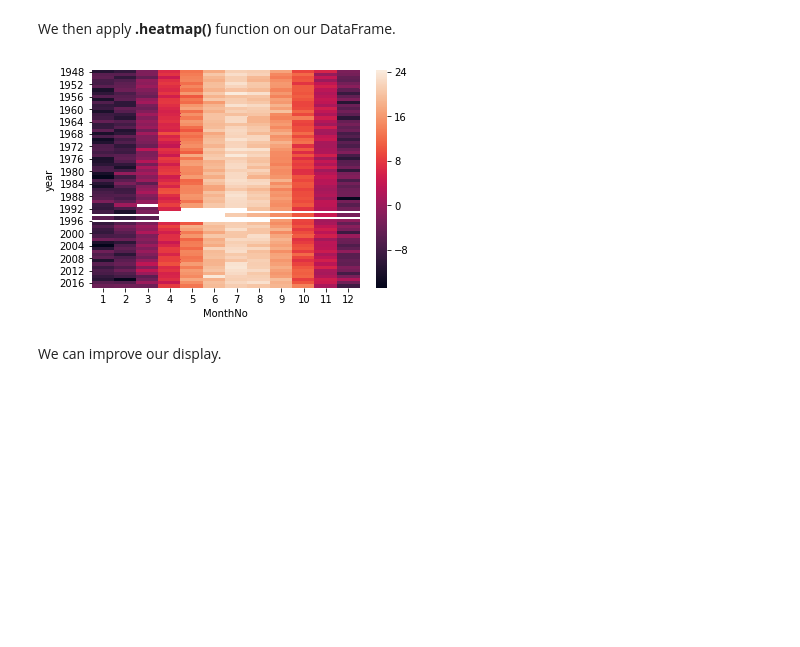
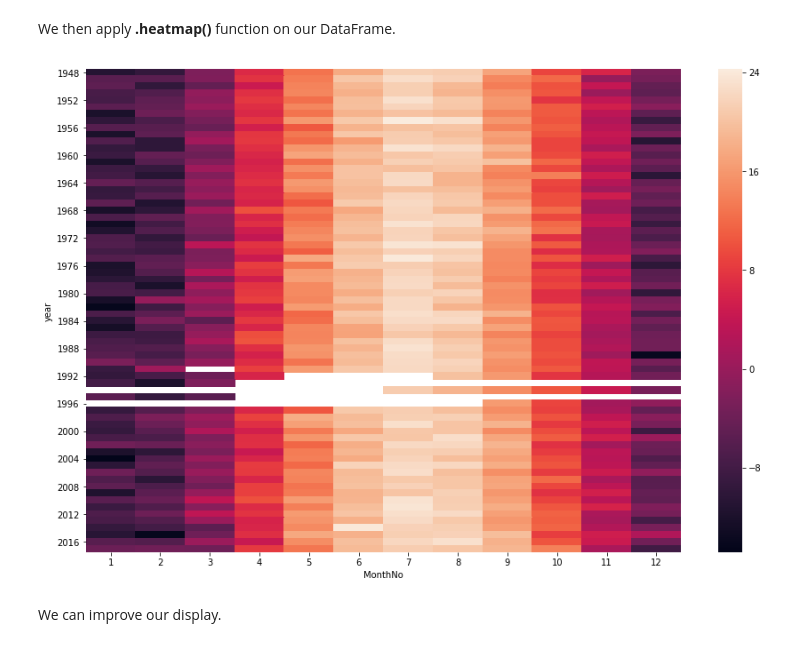
Before and after one commit to guimeto/Python_Training_September, a Jupyter notebook: Part1/Project1-ECCC_Temperature.ipynb, the cells around one changed output. Cells and saved outputs as stored; diff of their text form; code cells hidden in the pictures; blank space fills up the shorter version.

```diff
--- a/Part1/Project1-ECCC_Temperature.ipynb
+++ b/Part1/Project1-ECCC_Temperature.ipynb
@@ -189,10 +189,13 @@ We then apply <b>.heatmap()</b> function on our DataFrame.
 # %%
 import seaborn as sns
 import matplotlib.pyplot as plt
+ax = plt.axes()
 sns.heatmap(Montreal_pivot)
+figure = ax.get_figure()
+figure.set_size_inches(15, 10)
 plt.show()
 # %% [output]
-[figure, old version]
+[figure, new version]
 # %% [markdown]
 We can improve our display.
 # %%
```
Also changed, not shown: 10 other files.
